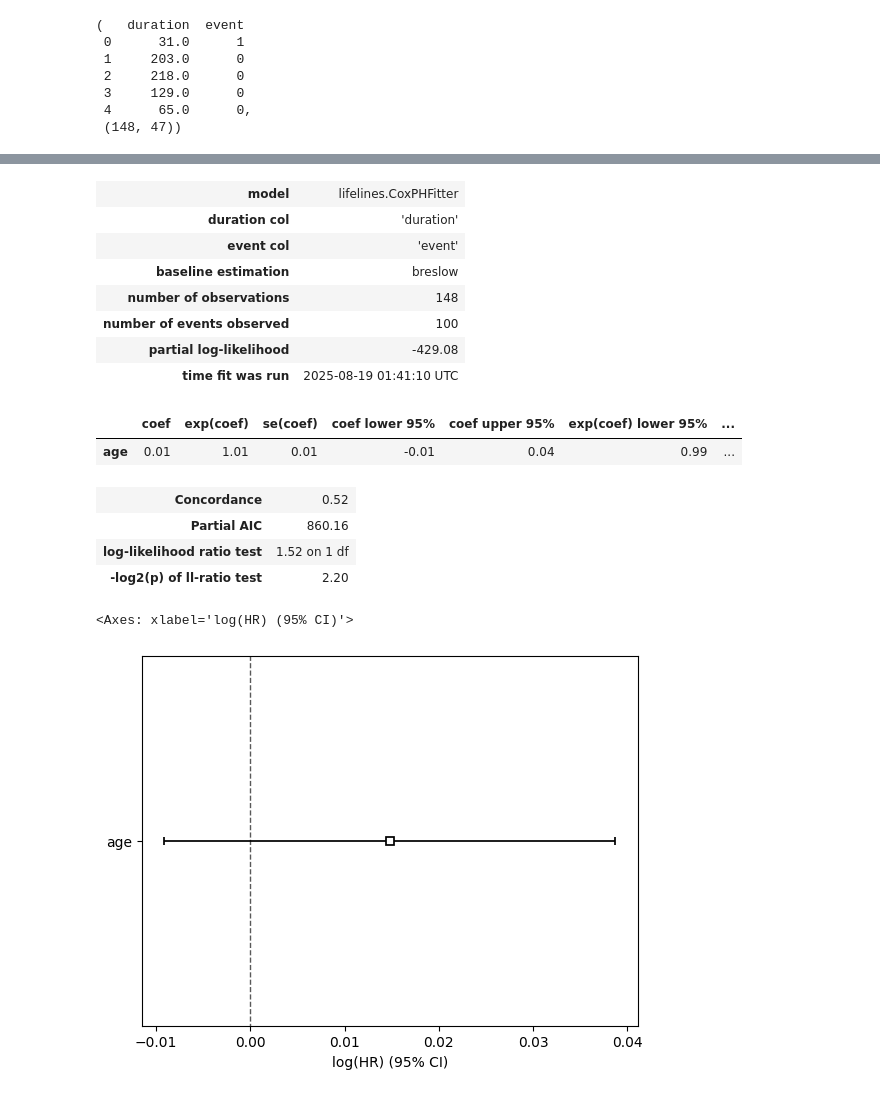
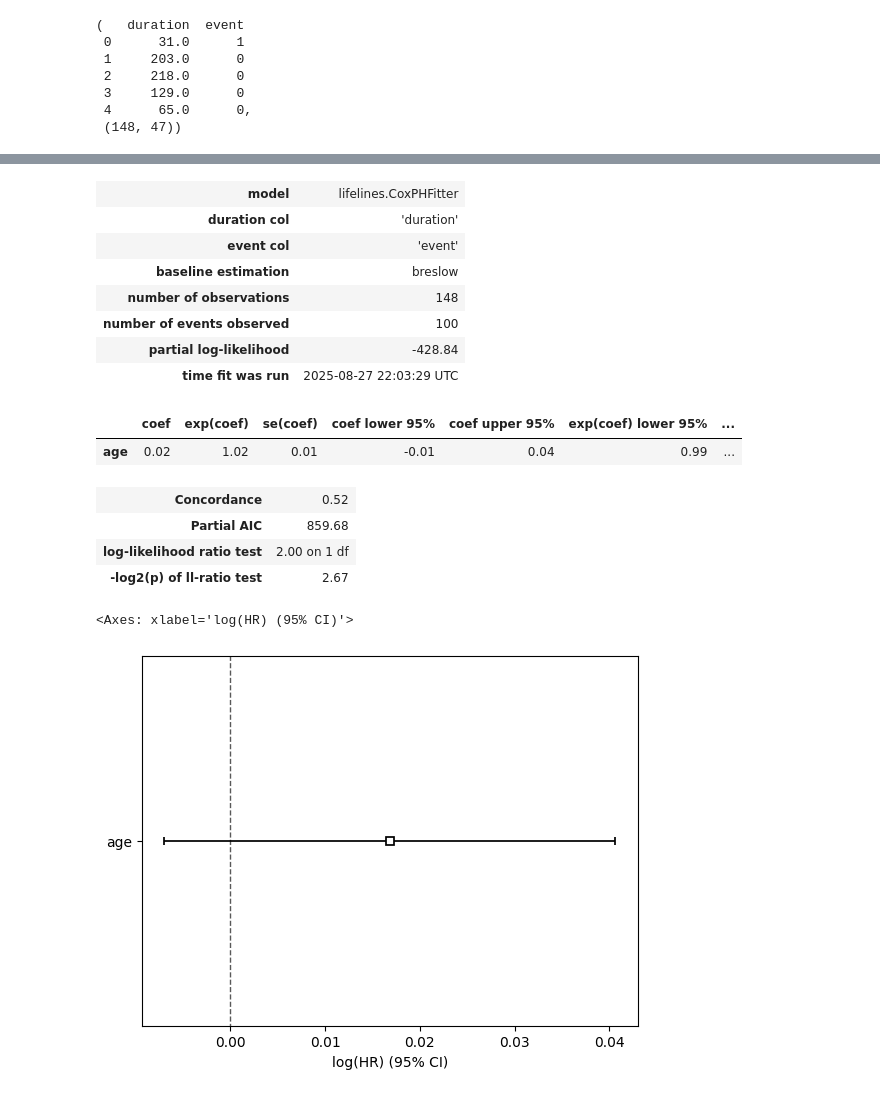
Before and after one commit to aren4/Liver_Tumors, a Jupyter notebook: Tommy_Rads.ipynb, the cells around one changed output, grey strips where cells are left out. Drawn from its saved outputs; the diff is of its cells as text; code cells hidden in the pictures.

```diff
--- a/Tommy_Rads.ipynb
+++ b/Tommy_Rads.ipynb
@@ -654,6 +717,6 @@ Boot 45: selected features: ['Age Date Dx Liver Cancer']
 # %%
-# Use just 'Age Date Dx Liver Cancer' for refit
-age_col = 'Age Date Dx Liver Cancer'
+# Use just 'Age Date Tx Liver Cancer' for refit
+age_col = 'Age Date Tx Liver Cancer'
 X_age = X_nonzero_filtered[[age_col]]
 
 # Prepare data as required by lifelines
@@ -791,5 +854,14 @@ numeric_cols = df.select_dtypes(include=np.number).columns
 # Apply the mask to only the numeric columns
 df[numeric_cols] = df[numeric_cols].mask(df[numeric_cols] < 0)
 
+# Convert DOB and Date Ablation to datetime
+df["DOB"] = pd.to_datetime(df["DOB"], errors="coerce")
+df["Date Ablation"] = pd.to_datetime(df["Date Ablation"], errors="coerce")
+
+# Calculate age at ablation in years
+df["Age Date Tx Liver Cancer"] = (
+    (df["Date Ablation"] - df["DOB"]).dt.days // 365
+)
+
 print(df)
 # %% [output]
@@ -858,8 +930,8 @@ cleaning_report['Ethnicity'] = flag_unexpected(df['Ethnicity'], 'str', allowed_v
 df['CAT type of cancer'] = df['CAT type of cancer'].astype(str).str.strip().str.lower()
 
 # Age
-df['Age Date Dx Liver Cancer'] = pd.to_numeric(df['Age Date Dx Liver Cancer'], errors='coerce')
-cleaning_report['Age Date Dx Liver Cancer'] = flag_unexpected(df['Age Date Dx Liver Cancer'], 'numeric')
+df['Age Date Tx Liver Cancer'] = pd.to_numeric(df['Age Date Tx Liver Cancer'], errors='coerce')
+cleaning_report['Age Date Tx Liver Cancer'] = flag_unexpected(df['Age Date Tx Liver Cancer'], 'numeric')
 
 # CAT HCV
 allowed_hcv = [0, 2]
@@ -1025,7 +1097,7 @@ df[['First AFP Elevated', 'Bx during ablation (0-no, 1-yes, 2-NGS)',
 # %%
 # Define columns
 scalar_cols = [
-    'Age Date Dx Liver Cancer', 'WBC', 'Hgb', 'Plt', 'Na', 'Cr', 'Albumin', 'Tbili', 'INR', 'First ablation total energy',
+    'Age Date Tx Liver Cancer', 'WBC', 'Hgb', 'Plt', 'Na', 'Cr', 'Albumin', 'Tbili', 'INR', 'First ablation total energy',
     'AFP1', '#tumors to ablate', 'Longest Diameter Largest lesion (mm)', 'Sum Longest Diameters', 'PS', 'SCALAR CPT Score (Recode)'
 ]
 binary_cols = [
@@ -1435,38 +1478,38 @@ Boot 112: selected features: ['Age Date Dx Liver Cancer']
 # %%
-# Use just 'Age Date Dx Liver Cancer' for refit
-age_col = 'Age Date Dx Liver Cancer'
+# Use just 'Age Date Tx Liver Cancer' for refit
+age_col = 'Age Date Tx Liver Cancer'
 X_age = X_nonzero_filtered[[age_col]]
 
 # Prepare data as required by lifelines
 df_lf = pd.DataFrame({
     'age': X_age[age_col].values,
     'duration': y['duration'],
     'event': y['event'].astype(int)
 })
 
 cph = CoxPHFitter()
 cph.fit(df_lf, duration_col='duration', event_col='event')
 cph.print_summary()  # Shows HR, 95% CI, and p-value
 
 # You can also plot:
 cph.plot()
 # %% [output]
 | model | lifelines.CoxPHFitter |
 | duration col | 'duration' |
 | event col | 'event' |
 | baseline estimation | breslow |
 | number of observations | 148 |
 | number of events observed | 100 |
-| partial log-likelihood | -429.08 |
-| time fit was run | 2025-08-19 01:41:10 UTC |
+| partial log-likelihood | -428.84 |
+| time fit was run | 2025-08-27 22:03:29 UTC |
 |  | coef | exp(coef) | se(coef) | coef lower 95% | coef upper 95% | exp(coef) lower 95% | ... |
-| age | 0.01 | 1.01 | 0.01 | -0.01 | 0.04 | 0.99 | ... |
+| age | 0.02 | 1.02 | 0.01 | -0.01 | 0.04 | 0.99 | ... |
 | Concordance | 0.52 |
-| Partial AIC | 860.16 |
-| log-likelihood ratio test | 1.52 on 1 df |
-| -log2(p) of ll-ratio test | 2.20 |
+| Partial AIC | 859.68 |
+| log-likelihood ratio test | 2.00 on 1 df |
+| -log2(p) of ll-ratio test | 2.67 |
 <Axes: xlabel='log(HR) (95% CI)'>
-[figure, old version]
+[figure, new version]
 # %%
 # Split age at median for visualization
 median_age = X_age[age_col].median()
```
Also changed, not shown: parts of 34 cells of this notebook.
